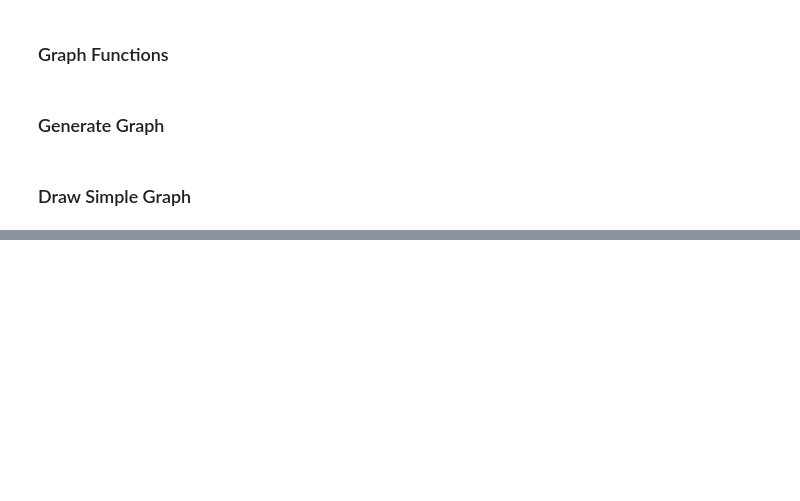
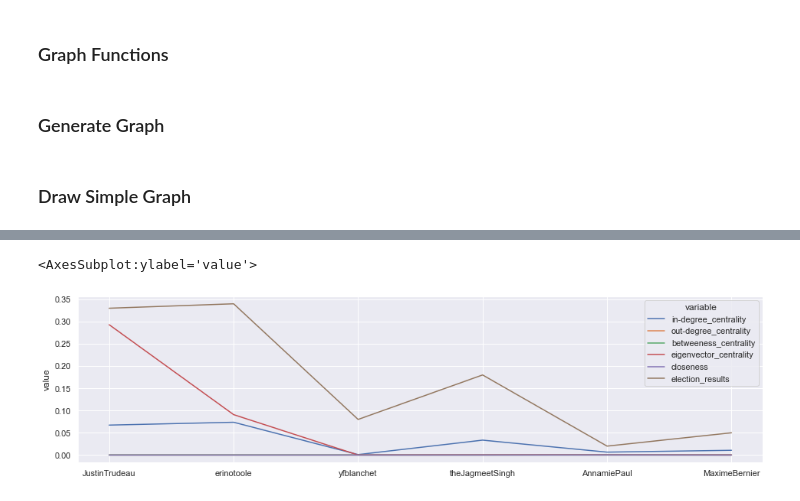
Before and after one commit to siraj101/canadian_election_twitter_analysis, a Jupyter notebook: code/Network Analysis.ipynb, the cells around one changed output, grey strips where cells are left out. Cells and saved outputs as stored; diff of their text form; code cells hidden in the pictures; blank space fills up the shorter version.

```diff
--- a/code/Network Analysis.ipynb
+++ b/code/Network Analysis.ipynb
@@ -184,0 +162,14 @@ plt.show()
+# %%
+election_results = {
+    'JustinTrudeau': 0.33,
+    'erinotoole': 0.34,
+    'yfblanchet': 0.08,
+    'theJagmeetSingh': 0.18,
+    'AnnamiePaul': 0.02,
+    'MaximeBernier': 0.05
+}
+
+election_results = pd.Series(election_results, name='election_results')
+# %%
+results_df = pd.concat([overall_feats.loc[election_results.index], election_results], axis=1)
+results_df
@@ -184,0 +195,7 @@ plt.show()
+# %%
+plot_data = results_df.melt(ignore_index = False)
+sns.set(rc={"figure.figsize":(16, 4)})
+sns.lineplot(x = plot_data.index, y = plot_data.value, hue = plot_data.variable)
+# %% [output]
+<AxesSubplot:ylabel='value'>
+[figure, added]
```
Also changed, not shown: parts of 30 cells of this notebook, 2 other files.
